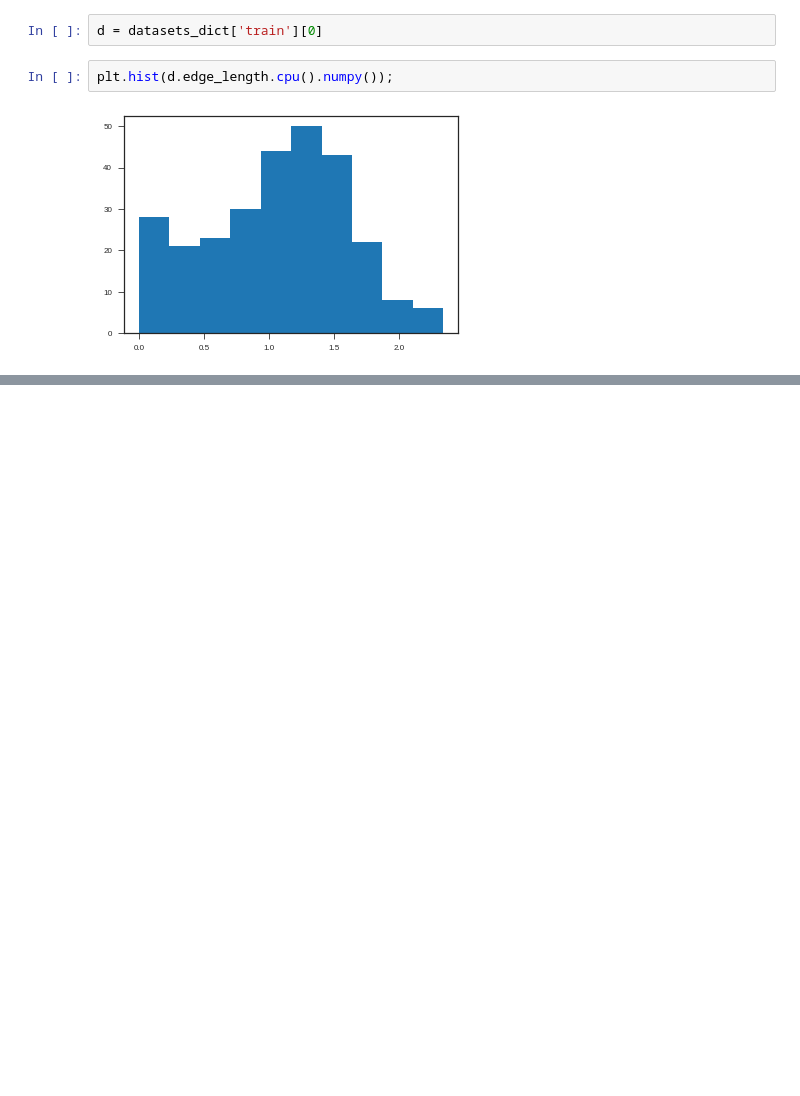
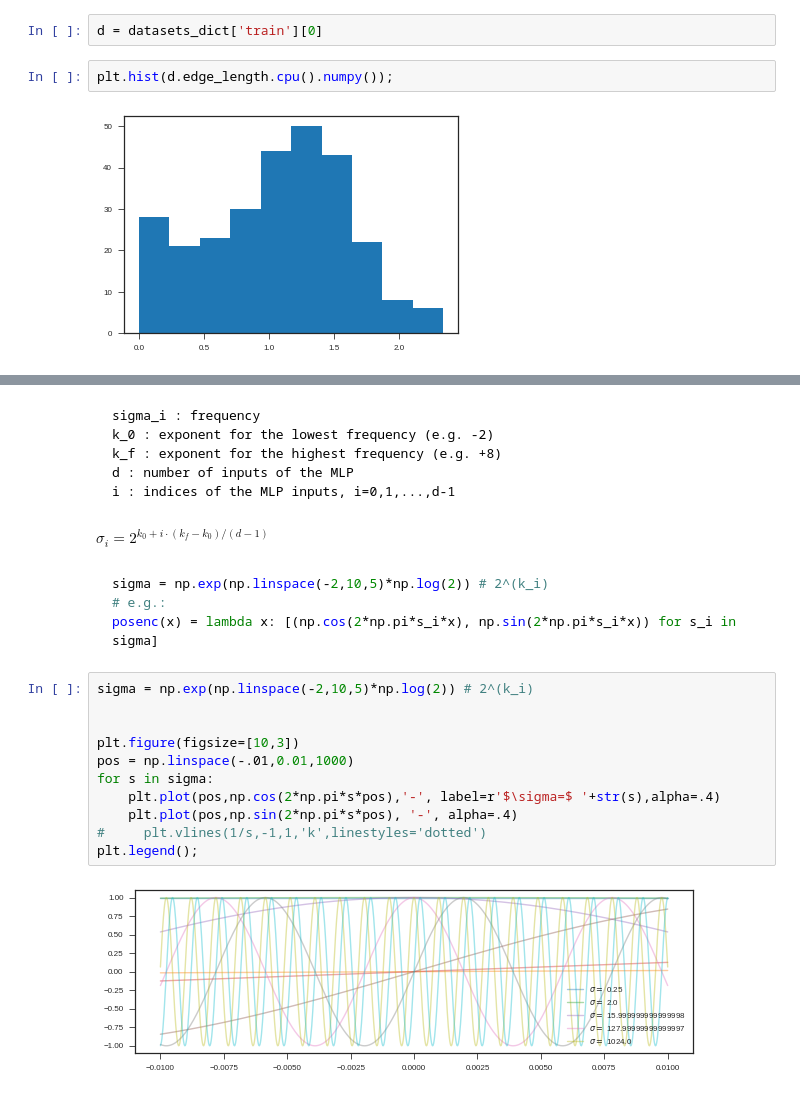
Before and after one commit to mshagirov/simgnn, a Jupyter notebook: nbs/4_tension_sim2real_posenc.ipynb, the cells around one changed output, grey strips where cells are left out. Cells and saved outputs as stored; diff of their text form; blank space fills up the shorter version.

Commit message:
posenc dev 0

````diff
--- a/nbs/4_tension_sim2real_posenc.ipynb
+++ b/nbs/4_tension_sim2real_posenc.ipynb
@@ -220,0 +221,29 @@ plt.plot(t)
+# %% [markdown]
+```
+sigma_i : frequency
+k_0 : exponent for the lowest frequency (e.g. -2)
+k_f : exponent for the highest frequency (e.g. +8)
+d : number of inputs of the MLP
+i : indices of the MLP inputs, i=0,1,...,d-1
+```
+# %% [markdown]
+$\sigma_i = 2^{k_0+i\cdot (k_f-k_0)/(d - 1)}$
+# %% [markdown]
+```python
+sigma = np.exp(np.linspace(-2,10,5)*np.log(2)) # 2^(k_i)
+# e.g.:
+posenc(x) = lambda x: [(np.cos(2*np.pi*s_i*x), np.sin(2*np.pi*s_i*x)) for s_i in sigma]
+```
+# %%
+sigma = np.exp(np.linspace(-2,10,5)*np.log(2)) # 2^(k_i)
+
+
+plt.figure(figsize=[10,3])
+pos = np.linspace(-.01,0.01,1000)
+for s in sigma:
+    plt.plot(pos,np.cos(2*np.pi*s*pos),'-', label=r'$\sigma=$ '+str(s),alpha=.4)
+    plt.plot(pos,np.sin(2*np.pi*s*pos), '-', alpha=.4)
+#     plt.vlines(1/s,-1,1,'k',linestyles='dotted')
+plt.legend();
+# %% [output]
+[figure, added]
````
Also changed, not shown: parts of 5 cells of this notebook, 1 other file.
